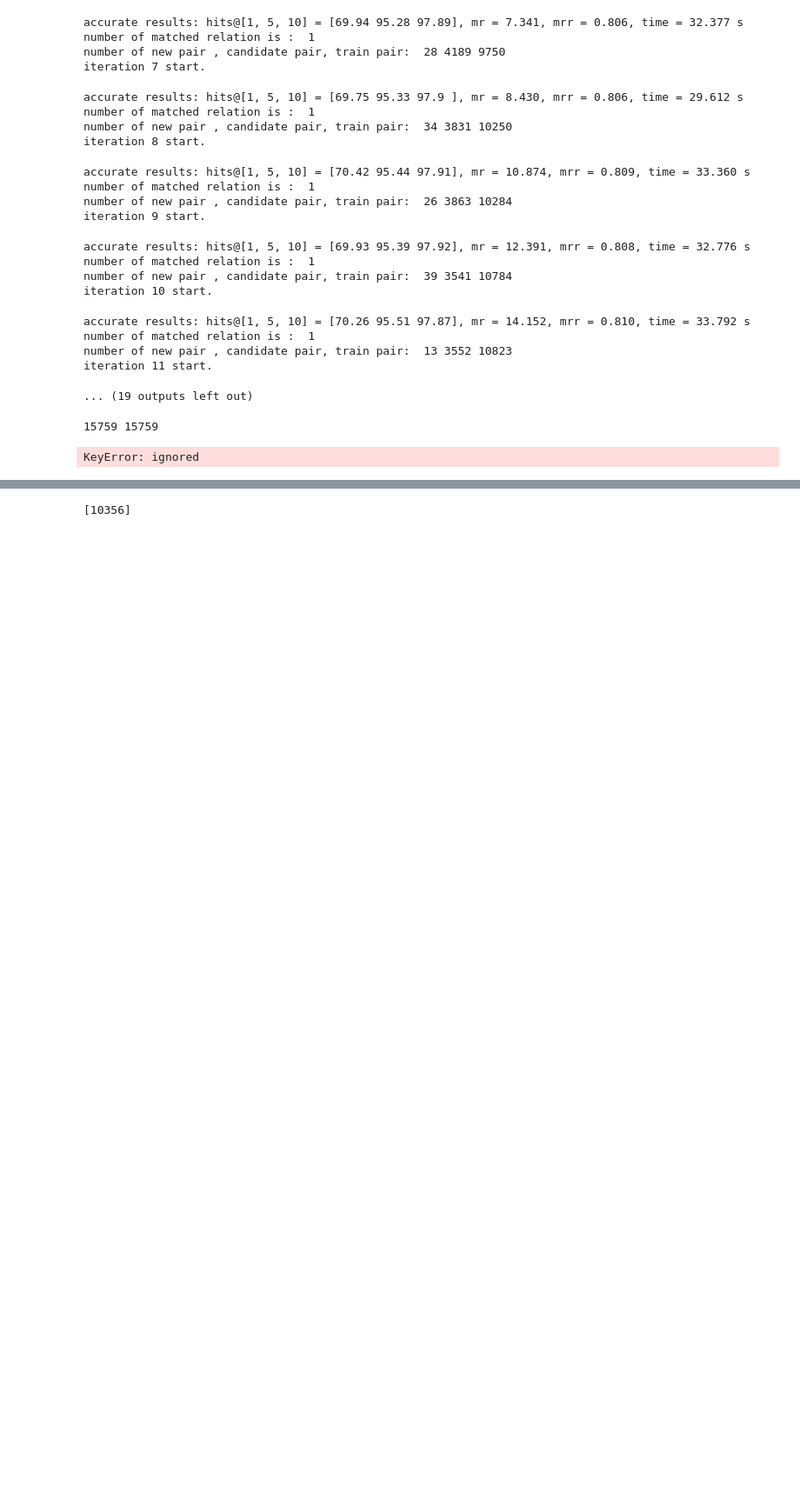
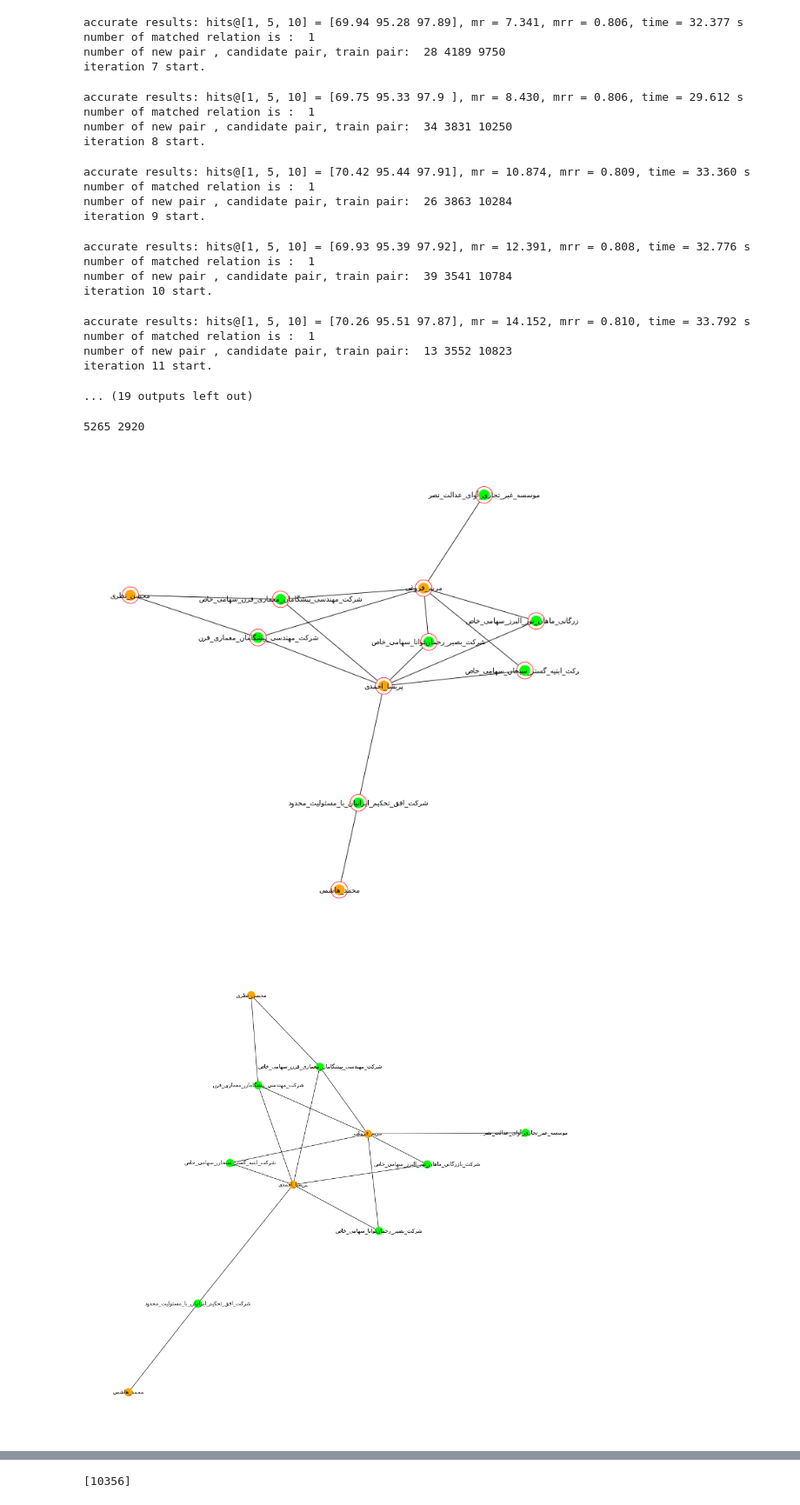
Before and after one commit to TMUITLab/EAFR, a Jupyter notebook: EA15fordraw.ipynb, the cells around one changed output, grey strips where cells are left out. Shown: that part at 87% size. Saved outputs shown, nothing was run; the diff lists cells and outputs as text; code cells hidden in the pictures; blank space fills up the shorter version.

```diff
--- a/EA15fordraw.ipynb
+++ b/EA15fordraw.ipynb
@@ -766,6 +746,24 @@ number of matched relation is :  1
 number of new pair , candidate pair, train pair:  13 3552 10823
 iteration 11 start.
 ... (19 outputs left out)
+# %%
+train_pair_main = []
+with open('/content/train_pair_main.txt','r') as f:
+    for line in f.readlines():
+        x,y = [item for item in line.split()]
+        train_pair_main.append([x,y])
+
+dev_pair = []
+with open('/content/dev_pair.txt','r') as f:
+    for line in f.readlines():
+        x,y = [item for item in line.split()]
+        dev_pair.append([x,y])
+
+train_pair= []
+with open('/content/train_pair.txt','r') as f:
+    for line in f.readlines():
+        x,y = [item for item in line.split()]
+        train_pair.append([x,y])
 # %%
 dic_train_pair_main = dict()
 dic_dev_pair = dict()
@@ -844,29 +849,53 @@ g2 = nx.relabel_nodes(g1, int2label2)
 nx.write_graphml(g1,'rrk5-0-5-2.graphml')
 # %%
-e3_index =  random.randint(0,len(int2label1))
-e3 = int(list(int2label1.keys())[e3_index])
+e3_index =  random.randint(0,len(dev_pair))
+e3 = int(dev_pair[e3_index][0])
+e3prim = int(dev_pair[e3_index][1])
 print(e3_index,e3)
 z1 = [e3]
-z2 = [dic_train_pair_main[e3]]
-depth = 4
+z2 = [e3prim]
+
+depth = 3
 for x in range(depth):
   N = []
   for x in z1:
      N.extend([x1 for x1 in g1.neighbors(x)])
   N = list(set(N))
   z1.extend(N)
 
 for x in range(depth):
   N = []
   for x in z2:
      N.extend([x1 for x1 in g2.neighbors(x)])
   N = list(set(N))
   z2.extend(N)
 
 subg1 = g1.subgraph(z1)
 subg2 = g2.subgraph(z2)
-nx.draw(subg1, with_labels = True)
-nx.draw(subg2, with_labels = True)
+#set the argument 'with labels' to False so you have unlabeled graph
+pos1 = nx.spring_layout(subg1)
+pos2 = nx.spring_layout(subg2)
+
+d1 = {k:get_display(arabic_reshaper.reshape(v)) for k,v in int2label1.items() if k in z1}
+d2 = {k:get_display(arabic_reshaper.reshape(v)) for k,v in int2label2.items() if k in z2}
+c1 = [subg1.nodes[n]['color'] for n in subg1.nodes]
+c1_t = [subg1.nodes[n]['train'] for n in subg1.nodes]
+c1_c = [subg1.nodes[n]['correct'] for n in subg1.nodes]
+
+c2 = [subg2.nodes[n]['color'] for n in subg2.nodes]
+
+plt.figure(1, figsize=(15, 15), dpi=60)
+#options = {"edgecolors": "tab:gray", "node_size": 800, "alpha": 0.9}
+nx.draw_networkx_nodes(subg1, pos1, node_color=c1_c,node_size=1000)
+nx.draw_networkx_nodes(subg1, pos1, node_color=c1_t,node_size=700)
+nx.draw(subg1,pos=pos1,node_color=c1,labels=d1, with_labels=True)
+plt.show()
+
+# smaller nodes and fonts
+plt.figure(2, figsize=(15, 15), dpi=60)
+nx.draw(subg2,pos = pos2, node_color=c2,labels=d2, with_labels=True)
+plt.show()
 # %% [output]
-15759 15759
+5265 2920
-KeyError: ignored
+[figure, added]
+[figure, added]
```
Also changed, not shown: parts of 10 cells of this notebook.
